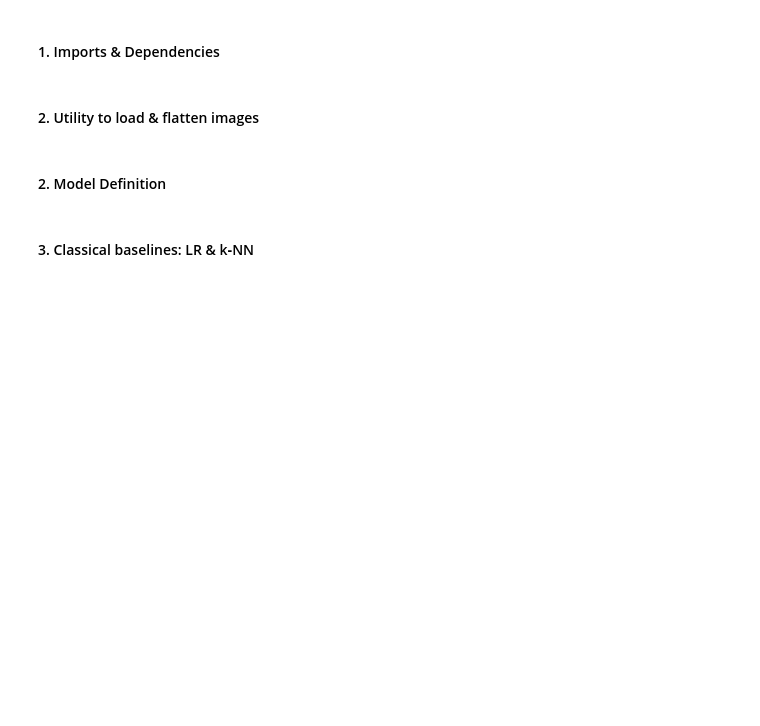
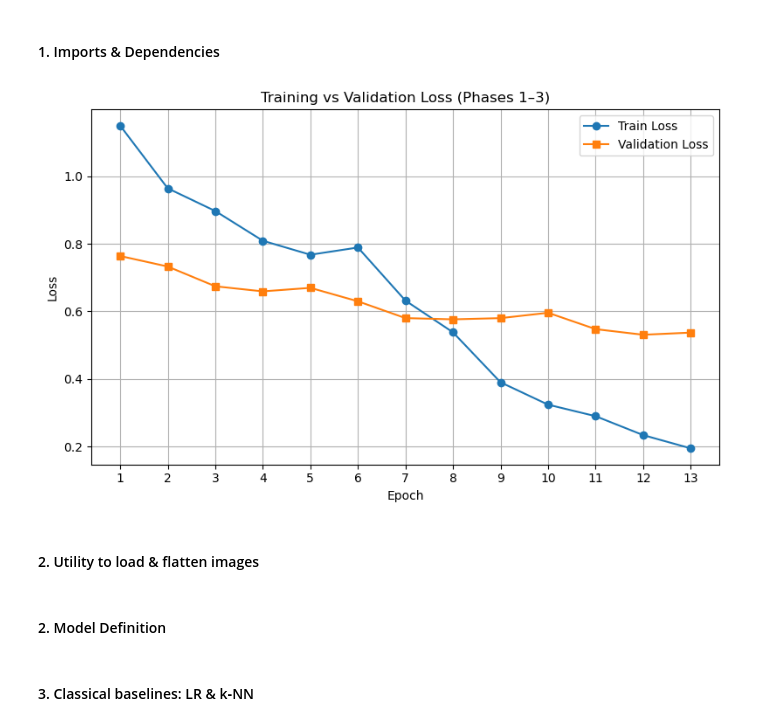
Before and after one commit to wsnc0/AIProject, a Jupyter notebook: baselineCNN.ipynb, the cells around one changed output. Drawn from its saved outputs; the diff is of its cells as text; code cells hidden in the pictures; blank space fills up the shorter version.

```diff
--- a/baselineCNN.ipynb
+++ b/baselineCNN.ipynb
@@ -1,5 +1,49 @@
 # %% [markdown]
 #### 1. Imports & Dependencies
+# %%
+# ——— Actual losses from Phases 1–3 (so far) ———
+
+train_losses = [
+    # Phase 1
+    1.1496, 0.9641, 0.8969, 0.8089, 0.7675,
+    # Phase 2
+    0.7889, 0.6316, 0.5377, 0.3898, 0.3236,
+    # Phase 3 (to date)
+    0.2895, 0.2335, 0.1943
+]
+
+val_losses = [
+    # Phase 1
+    0.7637, 0.7326, 0.6741, 0.6590, 0.6695,
+    # Phase 2
+    0.6296, 0.5799, 0.5762, 0.5798, 0.5957,
+    # Phase 3 (to date)
+    0.5472, 0.5306, 0.5370
+]
+
+# sanity check
+assert len(train_losses) == len(val_losses), \
+    f"{len(train_losses)} train vs {len(val_losses)} val points"
+
+# plotting
+import matplotlib.pyplot as plt
+
+epochs = list(range(1, len(train_losses) + 1))
+
+plt.figure(figsize=(8, 5))
+plt.plot(epochs, train_losses, marker='o', label='Train Loss')
+plt.plot(epochs, val_losses,   marker='s', label='Validation Loss')
+
+plt.xlabel('Epoch')
+plt.ylabel('Loss')
+plt.title('Training vs Validation Loss (Phases 1–3)')
+plt.xticks(epochs)
+plt.legend()
+plt.grid(True)
+plt.tight_layout()
+plt.show()
+# %% [output]
+[figure, added]
 # %%
 import os
 import numpy as np
```
Also changed, not shown: 2 other files.
